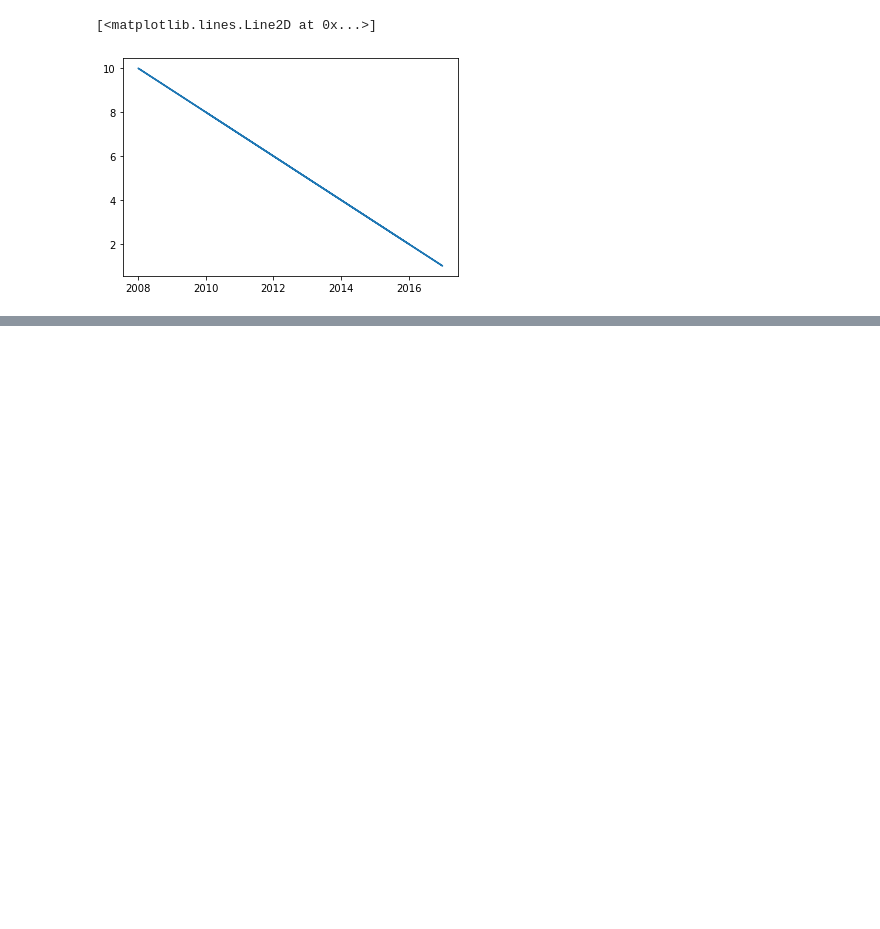
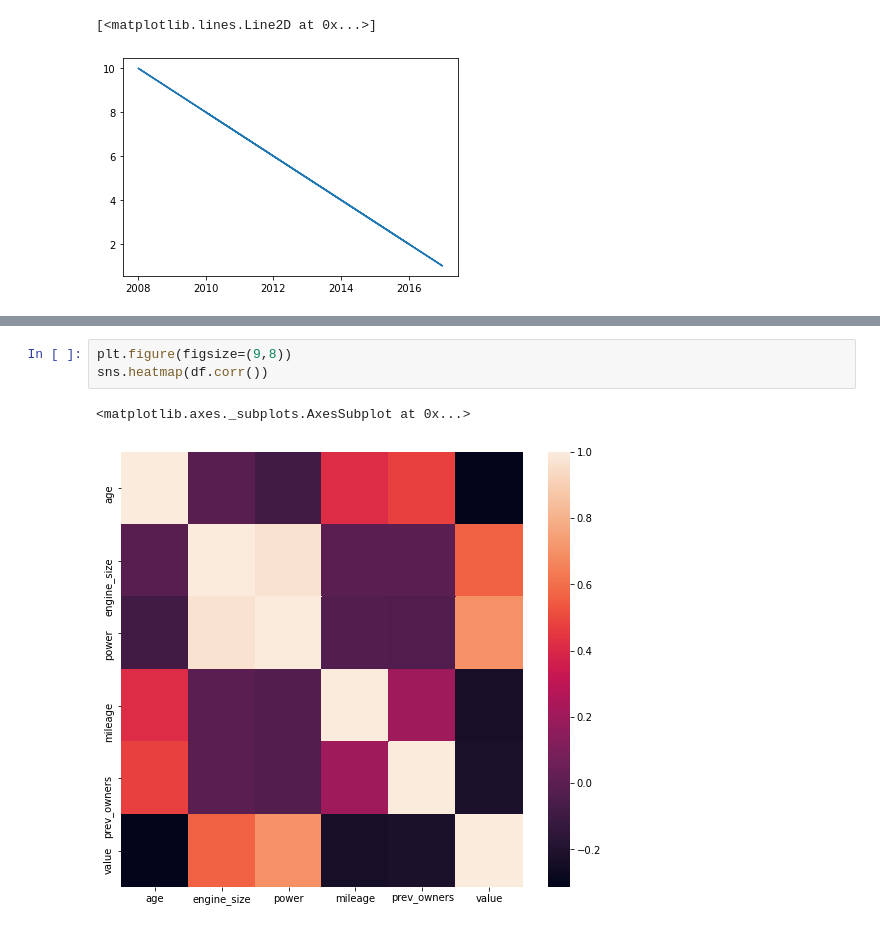
Before and after one commit to GauthamN3004/ML_Problems, a Jupyter notebook: Car_Price_Prediction/used_car_price_prediction.ipynb, the cells around one changed output, grey strips where cells are left out. Drawn from its saved outputs; the diff is of its cells as text; blank space fills up the shorter version.

```diff
--- a/Car_Price_Prediction/used_car_price_prediction.ipynb
+++ b/Car_Price_Prediction/used_car_price_prediction.ipynb
@@ -113,0 +138,6 @@ df.head()
+# %%
+plt.figure(figsize=(9,8))
+sns.heatmap(df.corr())
+# %% [output]
+<matplotlib.axes._subplots.AxesSubplot at 0x...>
+[figure, added]
```
Also changed, not shown: parts of 34 cells of this notebook, 1 other file.
